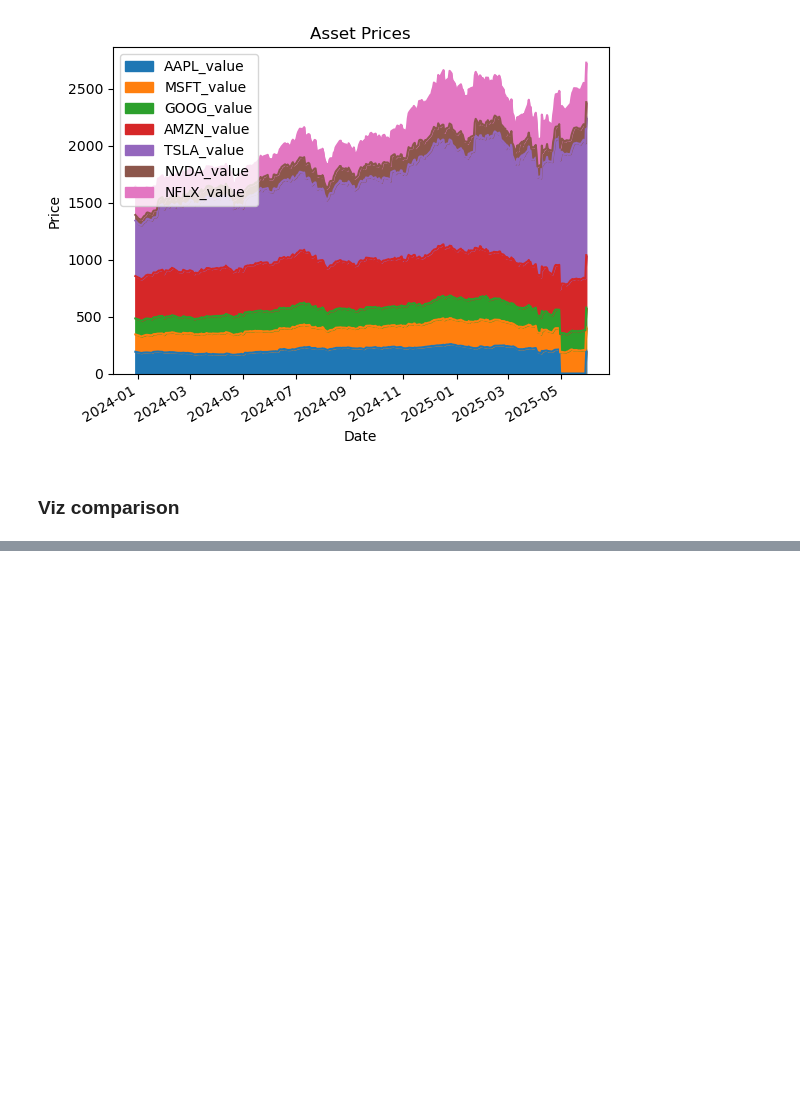
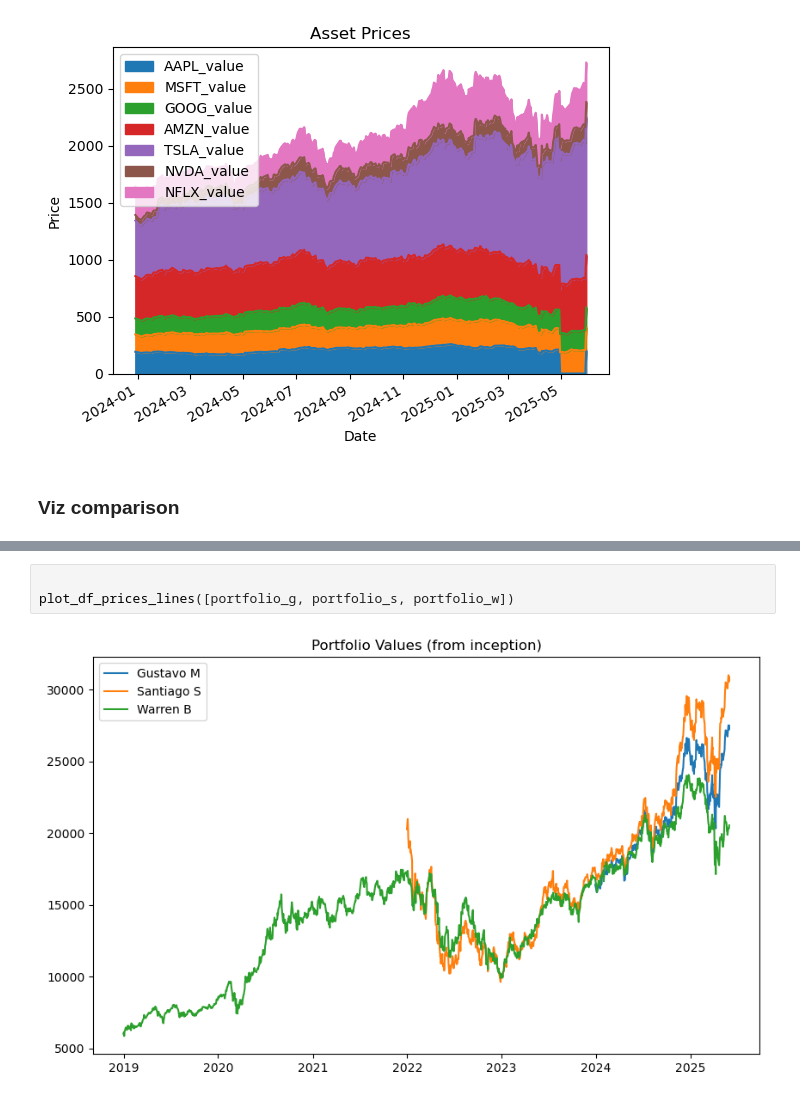
Before and after one commit to santiago20342/python-coruse, a Jupyter notebook: Projects/backtester/test.ipynb, the cells around one changed output, grey strips where cells are left out. Drawn from its saved outputs; the diff is of its cells as text; blank space fills up the shorter version.

```diff
--- a/Projects/backtester/test.ipynb
+++ b/Projects/backtester/test.ipynb
@@ -495,0 +497,5 @@ plt.show()
+# %%
+
+plot_df_prices_lines([portfolio_g, portfolio_s, portfolio_w])
+# %% [output]
+[figure, added]
```
Also changed, not shown: parts of 4 cells of this notebook, 2 other files.
